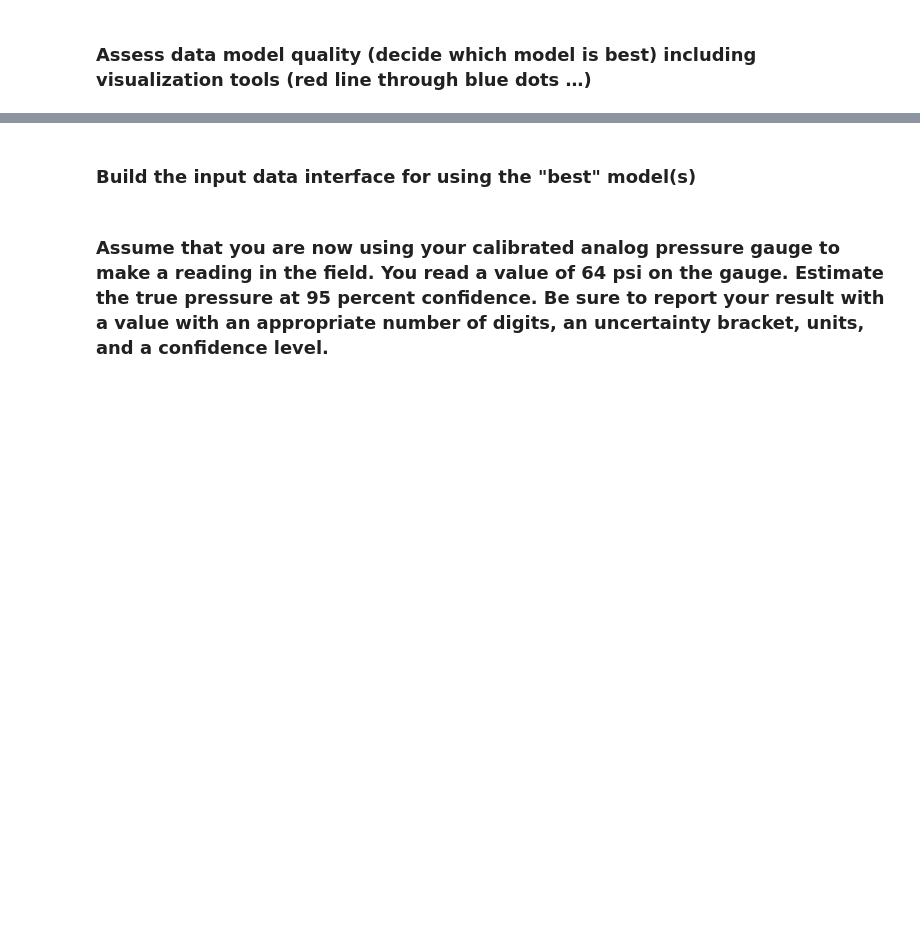
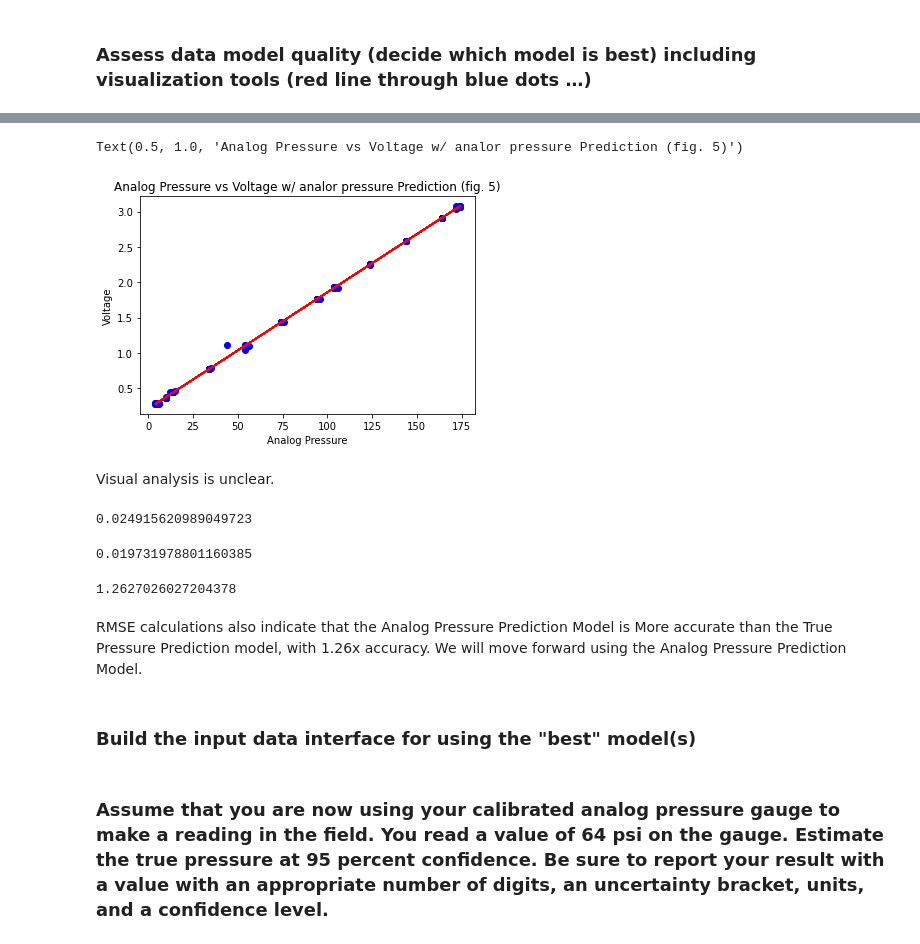
Before and after one commit to TeaOfTheSea/InstrumentCalibrationGit, a Jupyter notebook: InstrumentCalibration-Project.ipynb, the cells around one changed output, grey strips where cells are left out. Cells and saved outputs as stored; diff of their text form; code cells hidden in the pictures; blank space fills up the shorter version.

```diff
--- a/InstrumentCalibration-Project.ipynb
+++ b/InstrumentCalibration-Project.ipynb
@@ -301,3 +300,36 @@ plt.title('True Pressure vs Voltage w/ Prediction (fig. 4)')
+# %%
+plt.scatter('analogPressure', 'voltage', data=sensorData, color='blue')
+plt.plot('analogPressure', 'apvPrediction', data=sensorData, color='red')
+plt.ylabel('Voltage')
+plt.xlabel('Analog Pressure')
+plt.title('Analog Pressure vs Voltage w/ analor pressure Prediction (fig. 5)')
+# %% [output]
+Text(0.5, 1.0, 'Analog Pressure vs Voltage w/ analor pressure Prediction (fig. 5)')
+[figure, added]
+# %% [markdown]
+Visual analysis is unclear.
+# %%
+#Root Mean Square Error Calculation For True Pressure Prediction Model
+sensorData['truePressureError'] = sensorData['voltage'] - sensorData['tpvPrediction']
+tpvRMSE = np.sqrt(np.mean(sensorData['truePressureError']**2))
+tpvRMSE
+# %% [output]
+0.024915620989049723
+# %%
+#Root Mean Square Error Calculation For Analog Pressure Prediction Model
+sensorData['analogPressureError'] = sensorData['voltage'] - sensorData['apvPrediction']
+apvRMSE = np.sqrt(np.mean(sensorData['analogPressureError']**2))
+apvRMSE
+# %% [output]
+0.019731978801160385
+# %%
+#Dividing the larger RMSE by the smaller RMSE to see how many times more accurate the smaller RMSE is.
+tpvRMSE/apvRMSE
+# %% [output]
+1.2627026027204378
+# %% [markdown]
+RMSE calculations also indicate that the Analog Pressure Prediction Model is More accurate than the True Pressure Prediction model, with 1.26x accuracy.
+We will move forward using the Analog Pressure Prediction Model.
 # %% [markdown]
 ### Build the input data interface for using the "best" model(s)
 # %% [markdown]
```
Also changed, not shown: parts of 7 cells of this notebook.
